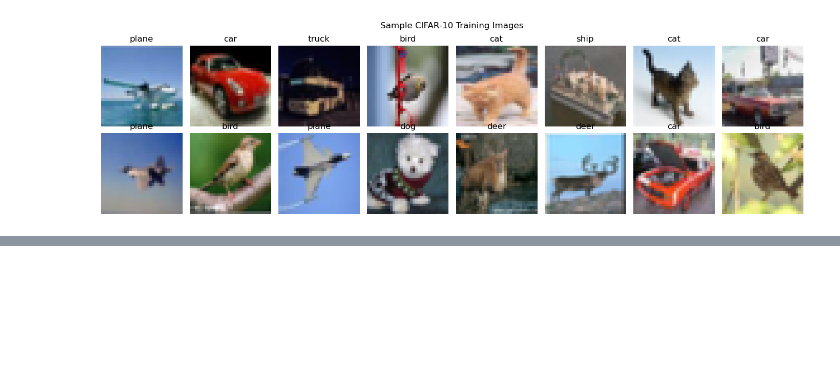
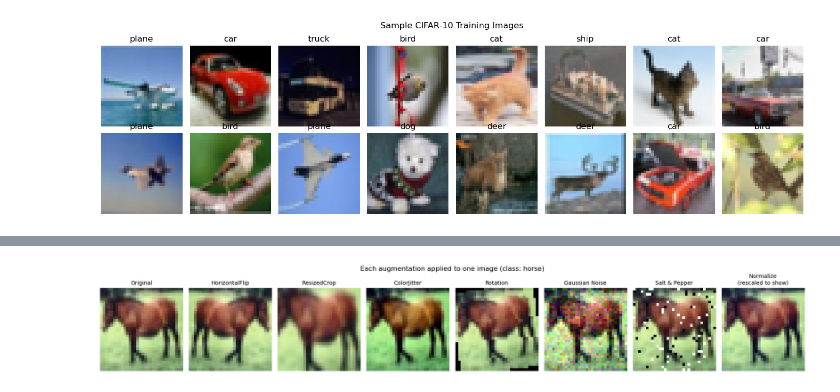
Before and after one commit to bayanAlghamdi/Deep-Learning-Assignment-2, a Jupyter notebook: Assignment-2 DL.ipynb, the cells around one changed output, grey strips where cells are left out. Cells and saved outputs as stored; diff of their text form; code cells hidden in the pictures; blank space fills up the shorter version.

```diff
--- a/Assignment-2 DL.ipynb
+++ b/Assignment-2 DL.ipynb
@@ -197,0 +296,30 @@ plt.show()
+# %%
+# Apply each augmentation separately to the same image
+idx = 7
+pil_img = transforms.ToPILImage()(raw_train.data[idx])
+tensor_img = transforms.ToTensor()(pil_img)
+
+normalized = transforms.Normalize(CIFAR_MEAN, CIFAR_STD)(tensor_img)
+normalized_display = (normalized - normalized.min()) / (normalized.max() - normalized.min())
+
+examples = {
+    "Original": tensor_img,
+    "HorizontalFlip": transforms.ToTensor()(transforms.RandomHorizontalFlip(p=1.0)(pil_img)),
+    "ResizedCrop": transforms.ToTensor()(transforms.RandomResizedCrop(32, scale=(0.5, 0.7))(pil_img)),
+    "ColorJitter": transforms.ToTensor()(transforms.ColorJitter(0.5, 0.5, 0.5, 0.1)(pil_img)),
+    "Rotation": transforms.ToTensor()(transforms.RandomRotation(30)(pil_img)),
+    "Gaussian Noise": AddGaussianNoise(std=0.1)(tensor_img),
+    "Salt & Pepper": AddSaltPepperNoise(amount=0.08)(tensor_img),
+    "Normalize\n(rescaled to show)": normalized_display,
+}
+
+fig, axes = plt.subplots(1, len(examples), figsize=(18, 3))
+for ax, (name, img) in zip(axes, examples.items()):
+    ax.imshow(img.permute(1, 2, 0).numpy())
+    ax.set_title(name, fontsize=10)
+    ax.axis("off")
+plt.suptitle(f"Each augmentation applied to one image (class: {classes[raw_train.targets[idx]]})")
+plt.tight_layout()
+plt.show()
+# %% [output]
+[figure, added]
```
Also changed, not shown: parts of 4 cells of this notebook.
